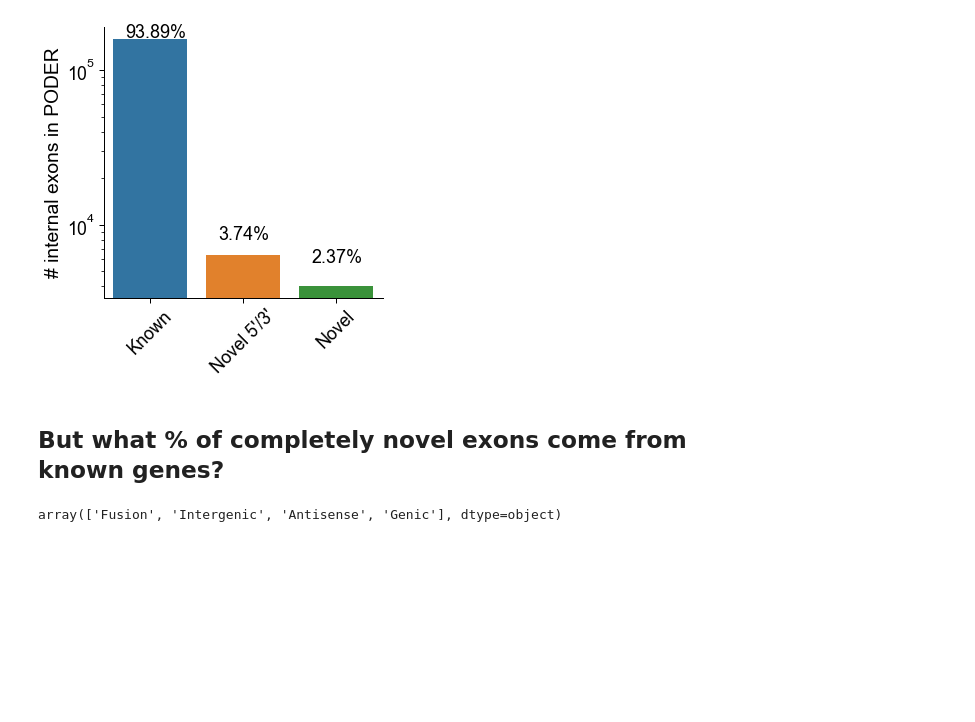
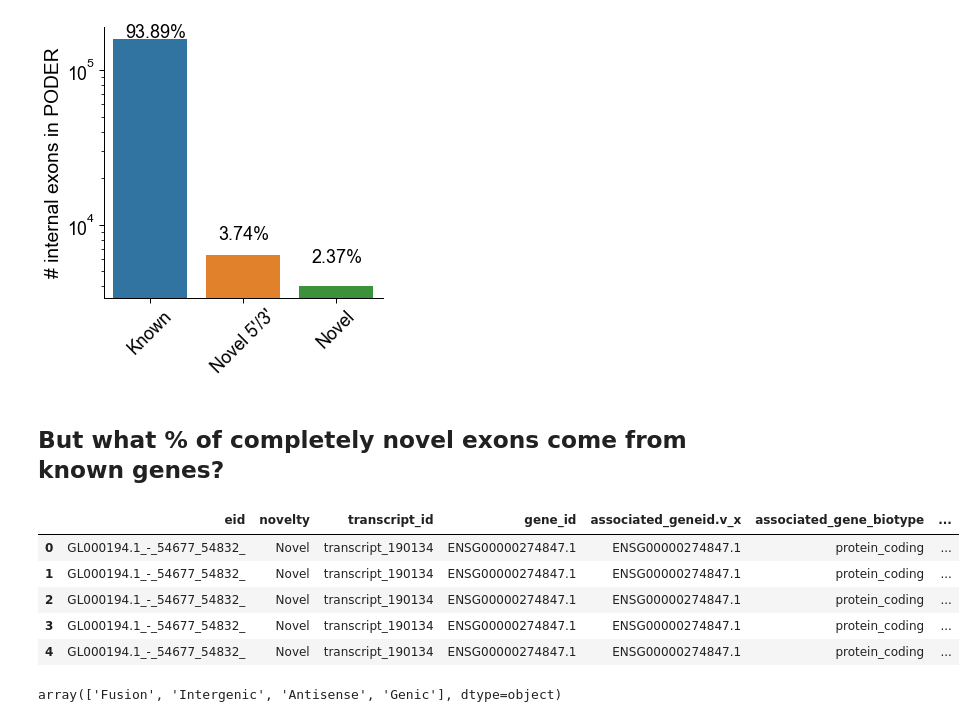
Before and after one commit to fairliereese/240903_pt, a Jupyter notebook: analysis/characterize_novel_exons.ipynb, the cells around one changed output. Drawn from its saved outputs; the diff is of its cells as text; code cells hidden in the pictures; blank space fills up the shorter version.

```diff
--- a/analysis/characterize_novel_exons.ipynb
+++ b/analysis/characterize_novel_exons.ipynb
@@ -210,6 +210,19 @@ temp = temp.merge(mt_df[['associated_geneid.v', 'structural_category']],
                   how='left',
                   left_on='gene_id',
                   right_on='associated_geneid.v')
+# %%
+# make this into an output table
+temp[['Chromosome', 'Strand', 'Start', 'End', 'temp']] = temp.eid.str.split('_', expand=True)
+temp.to_csv('241028_novel_exon_table.tsv', sep='\t')
+# %%
+temp.head()
+# %% [output]
+|  | eid | novelty | transcript_id | gene_id | associated_geneid.v_x | associated_gene_biotype | ... |
+| 0 | GL000194.1_-_54677_54832_ | Novel | transcript_190134 | ENSG00000274847.1 | ENSG00000274847.1 | protein_coding | ... |
+| 1 | GL000194.1_-_54677_54832_ | Novel | transcript_190134 | ENSG00000274847.1 | ENSG00000274847.1 | protein_coding | ... |
+| 2 | GL000194.1_-_54677_54832_ | Novel | transcript_190134 | ENSG00000274847.1 | ENSG00000274847.1 | protein_coding | ... |
+| 3 | GL000194.1_-_54677_54832_ | Novel | transcript_190134 | ENSG00000274847.1 | ENSG00000274847.1 | protein_coding | ... |
+| 4 | GL000194.1_-_54677_54832_ | Novel | transcript_190134 | ENSG00000274847.1 | ENSG00000274847.1 | protein_coding | ... |
 # %%
 # drop dupes
 temp = temp[['eid', 'novelty', 'gene_id', 'associated_gene_biotype', 'structural_category']].drop_duplicates()
```
Also changed, not shown: 1 other file.
